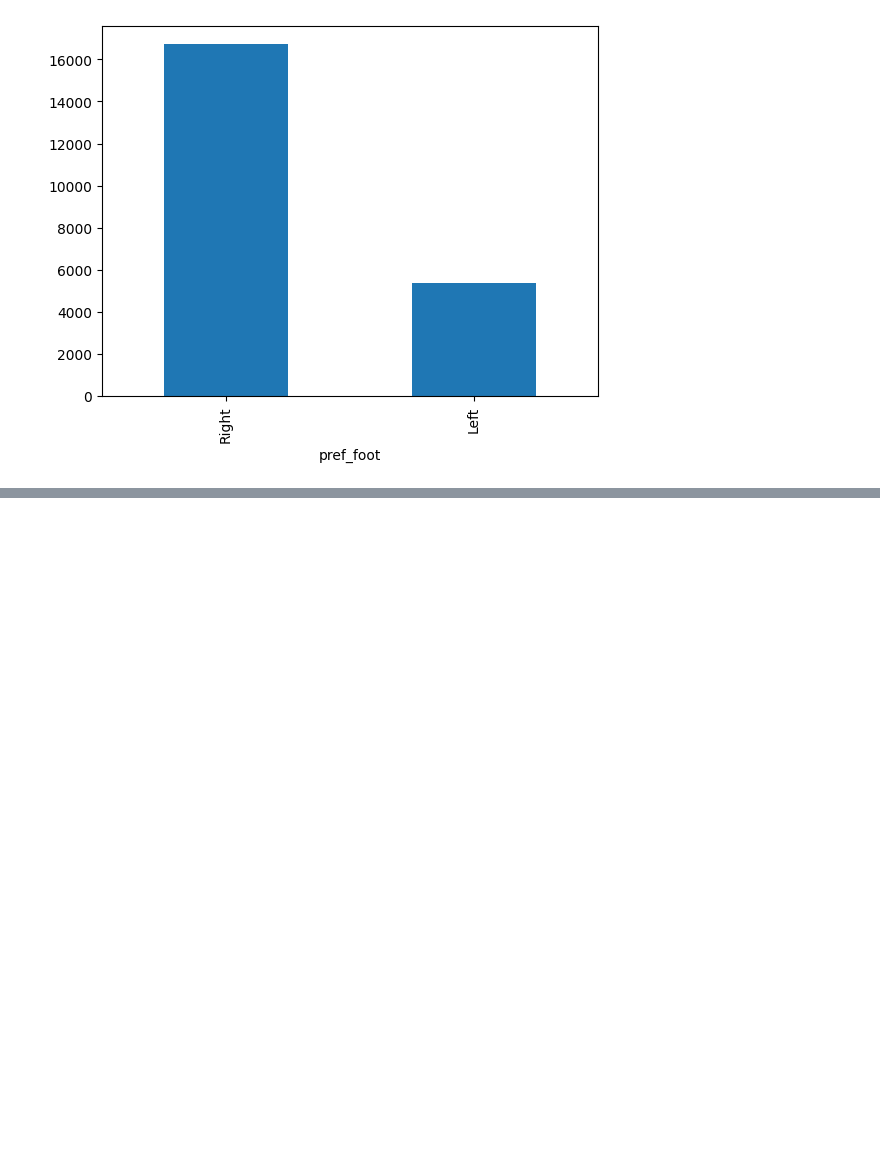
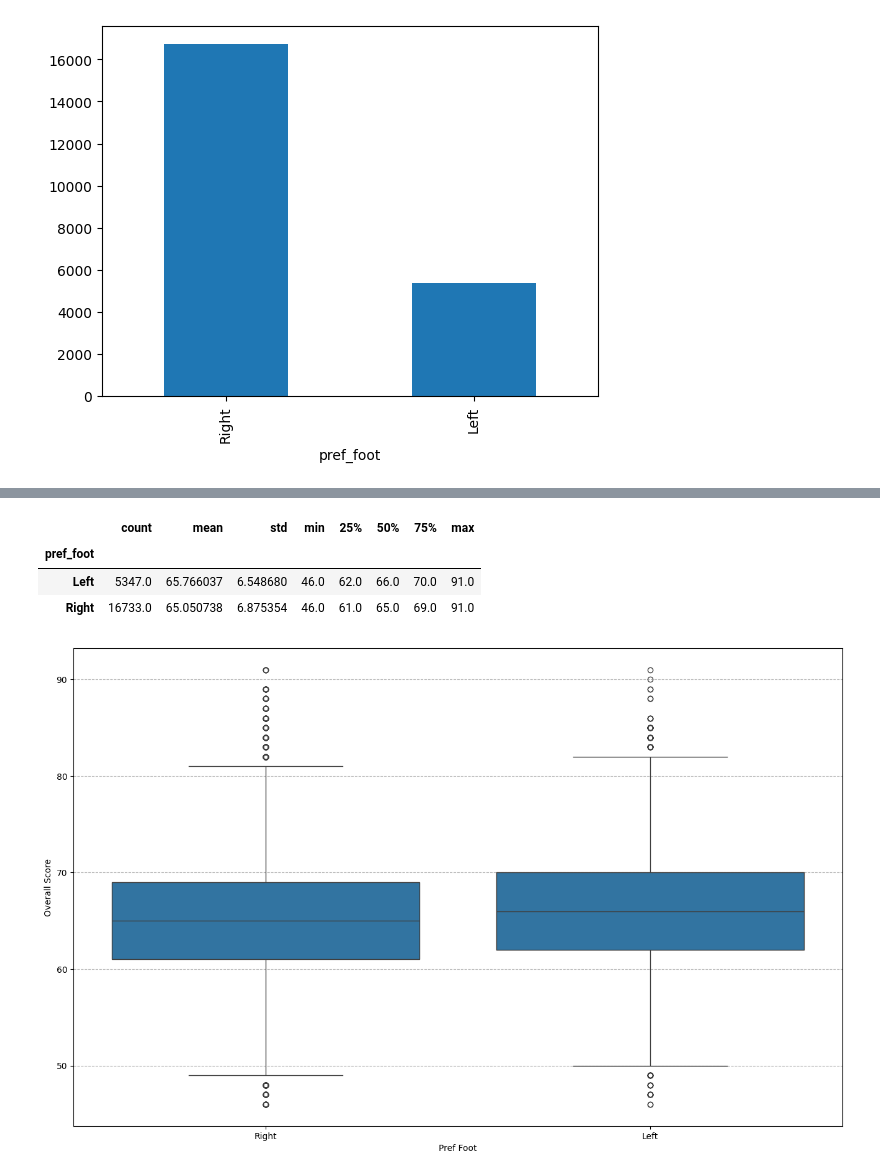
Before and after one commit to SimonGarcia01/ai-course, a Jupyter notebook: Soccer Analysis Workshop 1/SoccerWorkshop.ipynb, the cells around one changed output, grey strips where cells are left out. Cells and saved outputs as stored; diff of their text form; code cells hidden in the pictures; blank space fills up the shorter version.

```diff
--- a/Soccer Analysis Workshop 1/SoccerWorkshop.ipynb
+++ b/Soccer Analysis Workshop 1/SoccerWorkshop.ipynb
@@ -121,0 +184,3 @@ df['pref_foot'].value_counts().plot(kind='bar')
+# %%
+dominantLeg = df[['pref_foot', 'overall']]
+dominantLeg.head()
@@ -121,0 +194,17 @@ df['pref_foot'].value_counts().plot(kind='bar')
+# %%
+dominantLeg.groupby('pref_foot')['overall'].describe()
+# %% [output]
+|  | count | mean | std | min | 25% | 50% | 75% | max |
+| pref_foot |  |  |  |  |  |  |  |  |
+| Left | 5347.0 | 65.766037 | 6.548680 | 46.0 | 62.0 | 66.0 | 70.0 | 91.0 |
+| Right | 16733.0 | 65.050738 | 6.875354 | 46.0 | 61.0 | 65.0 | 69.0 | 91.0 |
+# %%
+plt.figure(figsize=(16,10))
+sns.boxplot(dominantLeg, x='pref_foot', y='overall')
+plt.title = "Overall score based on pref foot"
+plt.xlabel("Pref Foot")
+plt.ylabel("Overall Score")
+plt.grid(axis='y', linestyle='--', alpha=0.9)
+plt.show()
+# %% [output]
+[figure, added]
```
Also changed, not shown: parts of 7 cells of this notebook, 1 other file.
